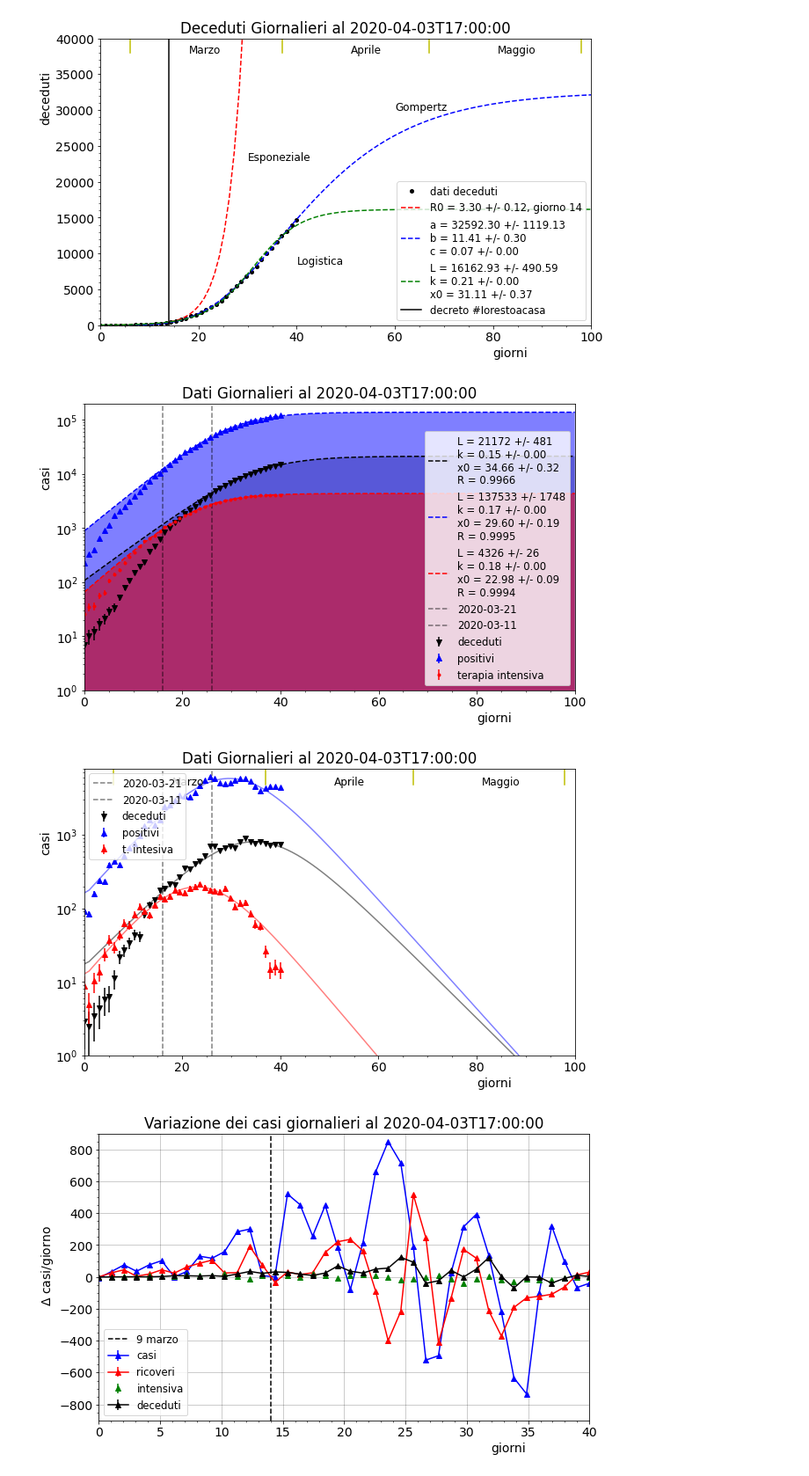
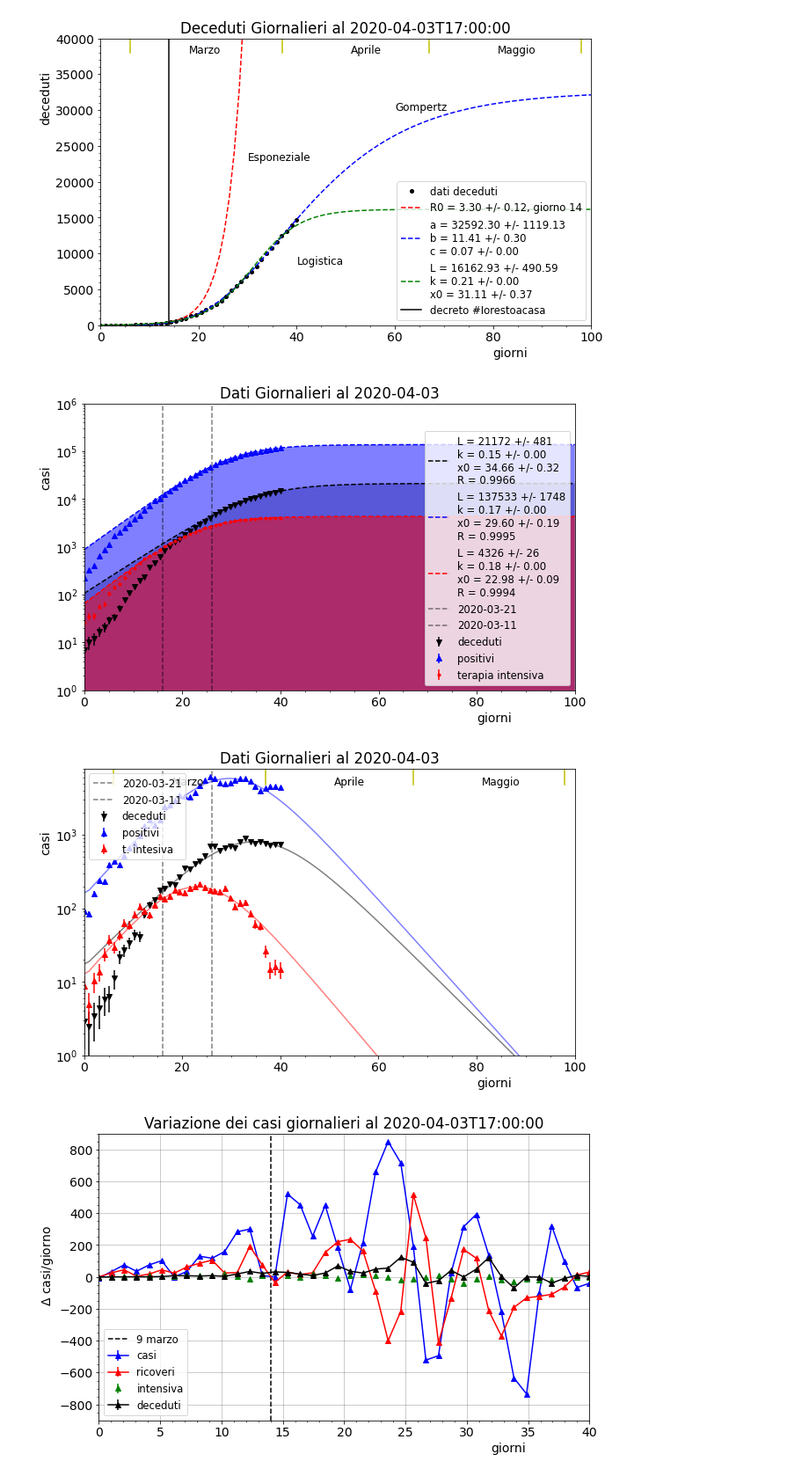
Before and after one commit to lorenzopaolucci/studenti, a Jupyter notebook: covid19.ipynb, the cells around one changed output. Shown at 88% size. Cells and saved outputs as stored; diff of their text form; code cells hidden in the pictures.

```diff
--- a/covid19.ipynb
+++ b/covid19.ipynb
@@ -258,8 +258,8 @@ fig, ax = plt.subplots(figsize=(10,6))
 
 y_int_IT = df['deceduti']
 y2_int_IT = df['totale_casi']
+y3_int_IT = df['terapia_intensiva']
 
-y3_int_IT = df['terapia_intensiva']
 err_IT = np.sqrt(y_int_IT)
 err2_IT = np.sqrt(y2_int_IT)
 err3_IT = np.sqrt(y3_int_IT)
@@ -311,12 +311,12 @@ ax.axvline(fit_cut_l, color='black', linestyle='--', label='{:s}'.format(df.iloc
 ax.axvline(fit_cut_lc, color='black', linestyle='--', label='{:s}'.format(df.iloc[fit_cut_lc, 0][0:10]), alpha=0.5)
 
 
-ymax = 200000
+ymax = 1e6
 yptxt = ymax - ymax*0.05
 ax.set_ylim(1,ymax)
 ax.set_xlim(0,100)
 
-ax.set_title('Dati Giornalieri al '+str(np.array(df['data'])[-1]))
+ax.set_title('Dati Giornalieri al '+str(np.array(df['data'])[-1])[0:10])
 ax.set_xlabel('giorni', horizontalalignment = 'left', x=0.8)
 ax.set_ylabel('casi', horizontalalignment = 'left', y=0.7)
 ax.set_yscale('log')
@@ -342,36 +342,36 @@ x = np.linspace(0, 100, 100)
 # ax.plot(x, np.gradient(Gompertz(x, *popt_g_i),x), 'b-', label='Gompertz-IT', alpha=0.5)
 # ax.fill_between(x, 0, np.gradient(Gompertz(x, *popt_g_i),x), facecolor='blue', alpha=0.5)
 ax.plot(x, np.gradient(Logistic(x, *popt_l_i), x), 'k-', alpha=0.5)
 #ax.fill_between(x, 0, np.gradient(Logistic(x, *popt_l_i),x), facecolor='red', alpha=0.5)
 ax.plot(x, np.gradient(Logistic(x, *popt_l_ic), x), 'b-', alpha=0.5)
 ax.plot(x, np.gradient(Logistic(x, *popt_l_it), x), 'r-', alpha=0.5)
 #ax.fill_between(x, 0, np.gradient(Logistic(x, *popt_l_ic),x), facecolor='blue', alpha=0.5)
 
 ymax = 8000
 yptxt = ymax - ymax*0.40
 ax.set_ylim(1,ymax)
 ax.set_xlim(0,100)
 ax.plot([6,6], [yptxt,ymax], 'y-')
 ax.plot([6+31,6+31], [yptxt,ymax], 'y-')
 ax.plot([6+31+30,6+31+30], [yptxt,ymax], 'y-')
 ax.plot([6+31+30+31,6+31+30+31], [yptxt,ymax], 'y-')
 ax.text(6+12, yptxt, 'Marzo', fontsize=12)
 ax.text(6+45, yptxt, 'Aprile', fontsize=12)
 ax.text(6+75, yptxt, 'Maggio', fontsize=12)
 ax.axvline(fit_cut_l, color='black', linestyle='--', label='{:s}'.format(df.iloc[fit_cut_l, 0][0:10]), alpha=0.5)
 ax.axvline(fit_cut_lc, color='black', linestyle='--', label='{:s}'.format(df.iloc[fit_cut_lc, 0][0:10]), alpha=0.5)
 
-ax.set_title('Dati Giornalieri al '+str(np.array(df['data'])[-1]))
+ax.set_title('Dati Giornalieri al '+str(np.array(df['data'])[-1])[0:10])
 ax.set_xlabel('giorni', horizontalalignment = 'left', x=0.8)
 ax.set_ylabel('casi', horizontalalignment = 'left', y=0.7)
 ax.set_yscale('log')
 plt.minorticks_on()
 plt.legend(loc=2, prop={'size':'small'})
 plt.show()
 save_popt_l_i=popt_l_i
 # %% [output]
-[figure, old version]
+[figure, new version]
-[figure, old version]
+[figure, new version]
 # %%
 T_days =  len(df)
 #from scipy.interpolate import spline
```
Also changed, not shown: parts of 1 cell of this notebook.
